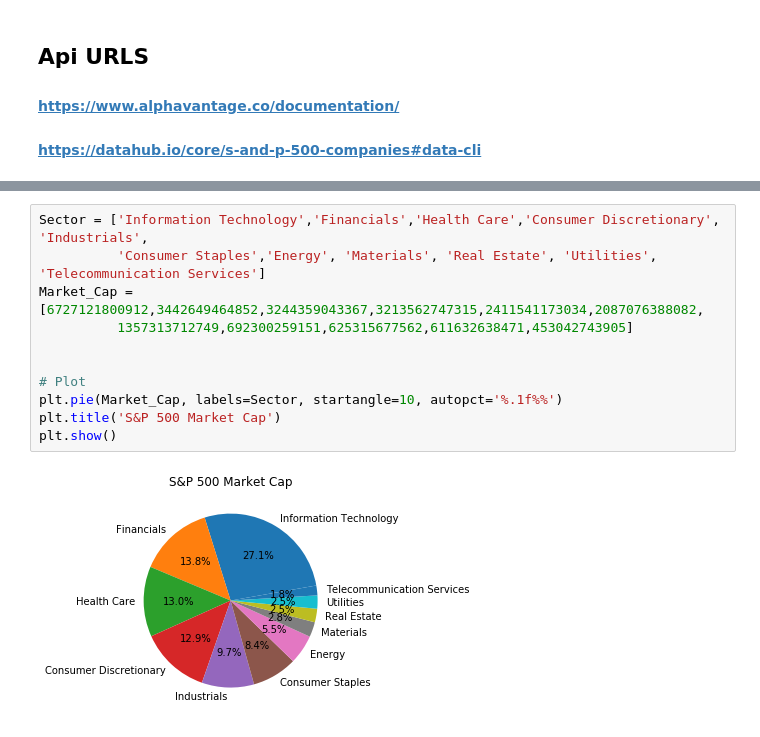
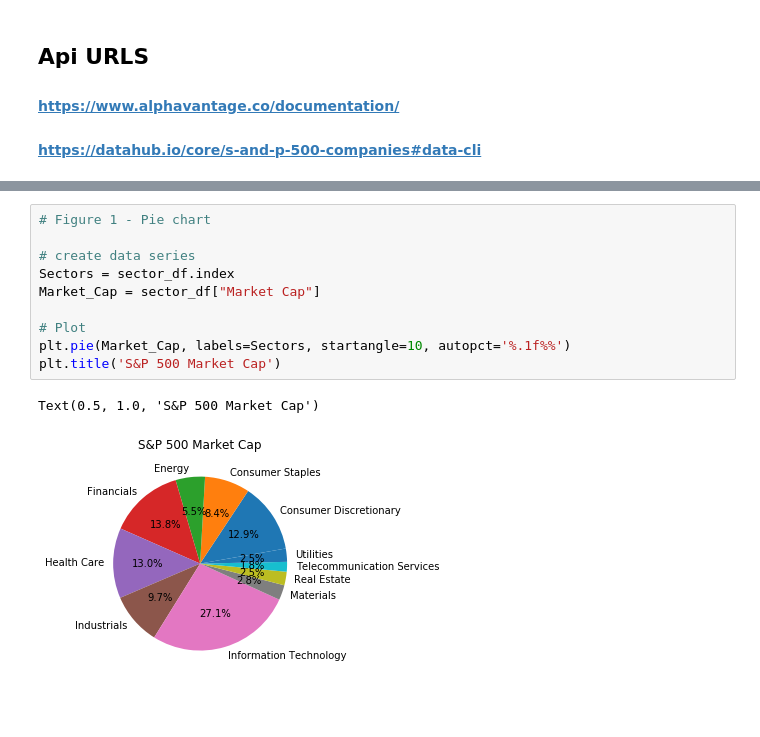
Before and after one commit to wissemeddine/data_wizards, a Jupyter notebook: Historical S and P 500 Stock Analysis.ipynb, the cells around one changed output, grey strips where cells are left out. Cells and saved outputs as stored; diff of their text form; blank space fills up the shorter version.

```diff
--- a/Historical S and P 500 Stock Analysis.ipynb
+++ b/Historical S and P 500 Stock Analysis.ipynb
@@ -80,13 +58,13 @@ display(market_cap_df)
-# %%
-Sector = ['Information Technology','Financials','Health Care','Consumer Discretionary', 'Industrials',
-          'Consumer Staples','Energy', 'Materials', 'Real Estate', 'Utilities', 'Telecommunication Services']
-Market_Cap = [6727121800912,3442649464852,3244359043367,3213562747315,2411541173034,2087076388082,
-          1357313712749,692300259151,625315677562,611632638471,453042743905]
-
-
-# Plot
-plt.pie(Market_Cap, labels=Sector, startangle=10, autopct='%.1f%%')
-plt.title('S&P 500 Market Cap')
-plt.show()
-# %% [output]
-[figure, removed]
+# %%
+# Figure 1 - Pie chart
+
+# create data series
+Sectors = sector_df.index
+Market_Cap = sector_df["Market Cap"]
+
+# Plot
+plt.pie(Market_Cap, labels=Sectors, startangle=10, autopct='%.1f%%')
+plt.title('S&P 500 Market Cap')
+# %% [output]
+Text(0.5, 1.0, 'S&P 500 Market Cap')
+[figure, added]
```
Also changed, not shown: parts of 7 cells of this notebook.
